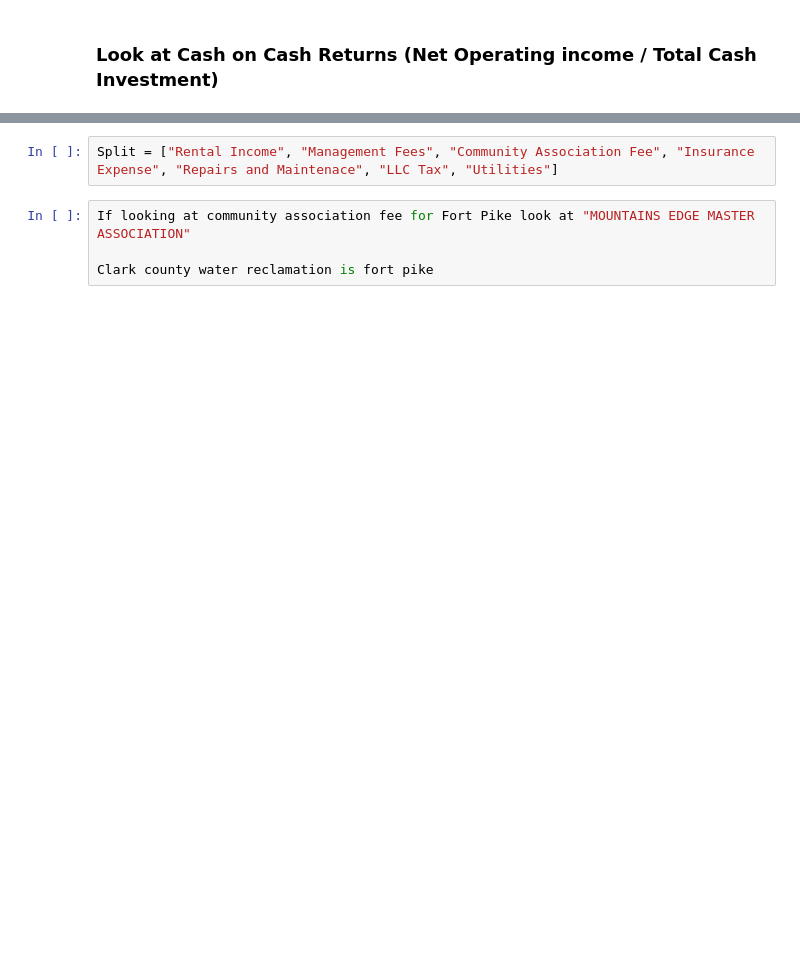
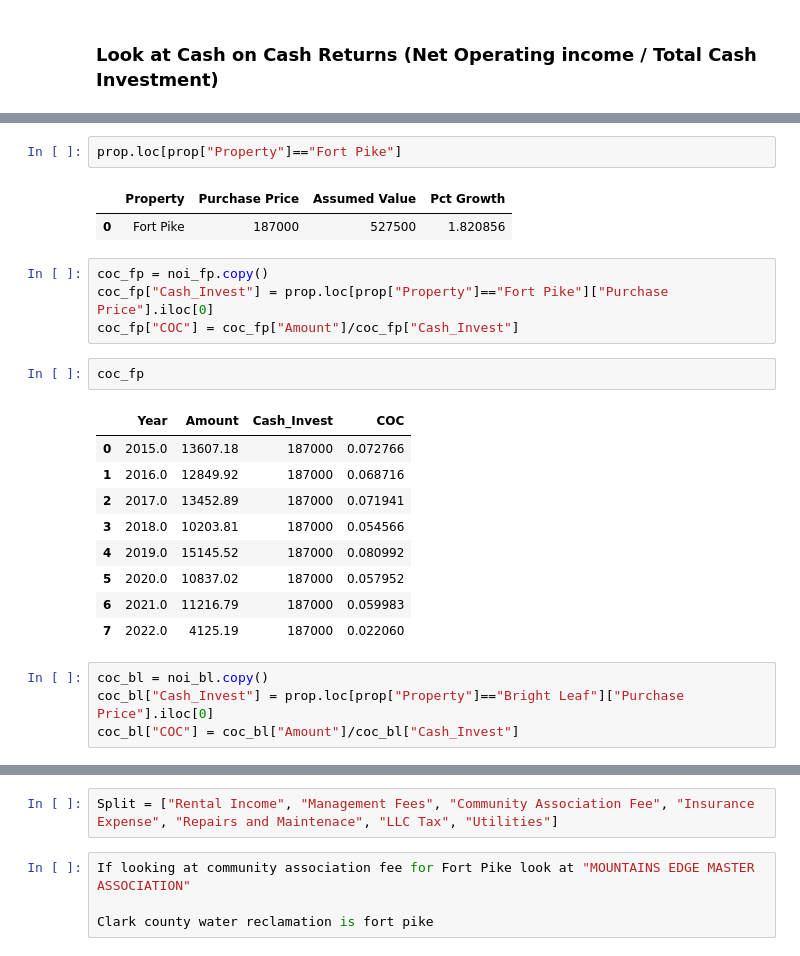
Before and after one commit to TysonTran/LV_Real_Estate, a Jupyter notebook: LV Real Estate Analysis.ipynb, the cells around one changed output, grey strips where cells are left out. Saved outputs shown, nothing was run; the diff lists cells and outputs as text; blank space fills up the shorter version.

Commit message:
Cash on Cash

```diff
--- a/LV Real Estate Analysis.ipynb
+++ b/LV Real Estate Analysis.ipynb
@@ -394,0 +411,25 @@ fig.update_layout(title = "Cap Rate", barmode="group")
+# %%
+prop.loc[prop["Property"]=="Fort Pike"]
+# %% [output]
+|  | Property | Purchase Price | Assumed Value | Pct Growth |
+| 0 | Fort Pike | 187000 | 527500 | 1.820856 |
+# %%
+coc_fp = noi_fp.copy()
+coc_fp["Cash_Invest"] = prop.loc[prop["Property"]=="Fort Pike"]["Purchase Price"].iloc[0]
+coc_fp["COC"] = coc_fp["Amount"]/coc_fp["Cash_Invest"]
+# %%
+coc_fp
+# %% [output]
+|  | Year | Amount | Cash_Invest | COC |
+| 0 | 2015.0 | 13607.18 | 187000 | 0.072766 |
+| 1 | 2016.0 | 12849.92 | 187000 | 0.068716 |
+| 2 | 2017.0 | 13452.89 | 187000 | 0.071941 |
+| 3 | 2018.0 | 10203.81 | 187000 | 0.054566 |
+| 4 | 2019.0 | 15145.52 | 187000 | 0.080992 |
+| 5 | 2020.0 | 10837.02 | 187000 | 0.057952 |
+| 6 | 2021.0 | 11216.79 | 187000 | 0.059983 |
+| 7 | 2022.0 | 4125.19 | 187000 | 0.022060 |
+# %%
+coc_bl = noi_bl.copy()
+coc_bl["Cash_Invest"] = prop.loc[prop["Property"]=="Bright Leaf"]["Purchase Price"].iloc[0]
+coc_bl["COC"] = coc_bl["Amount"]/coc_bl["Cash_Invest"]
```
Also changed, not shown: parts of 7 cells of this notebook.
